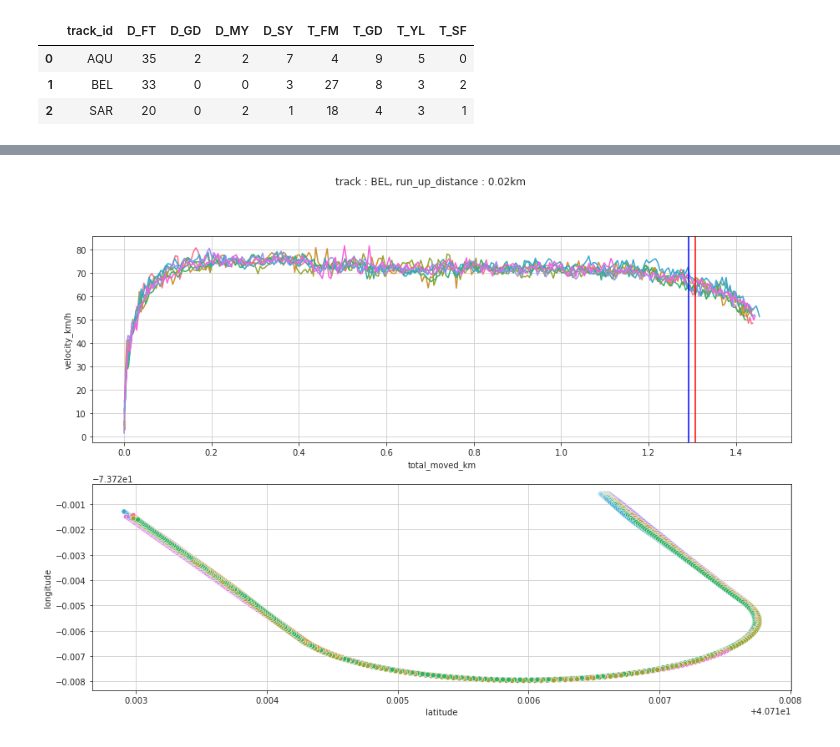
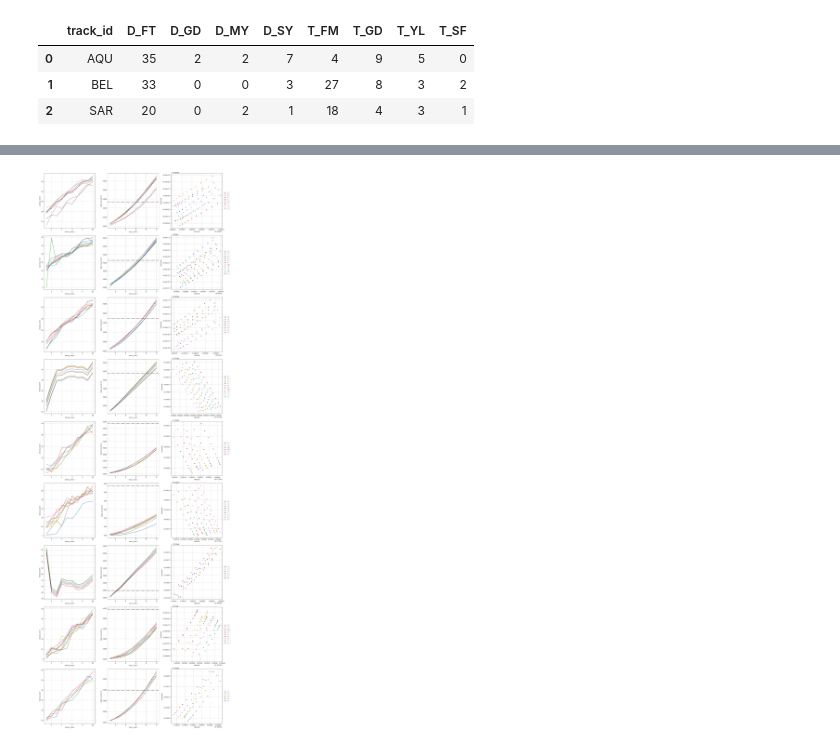
Before and after one commit to dowrave/Data_Analysis_Projects, a Jupyter notebook: 1-2022-derby-eda.ipynb, the cells around one changed output, grey strips where cells are left out. Saved outputs shown, nothing was run; the diff lists cells and outputs as text; code cells hidden in the pictures.

```diff
--- a/1-2022-derby-eda.ipynb
+++ b/1-2022-derby-eda.ipynb
@@ -1310,13 +1295,9 @@ ax.bar_label(ax.containers[4])
     - 이 값이 `race_distance`보다 큰가? or `race_distance`보다 작고`race_distance` - `run_up_distance`보다 큰가?
     - 요 2개를 비교해보면 될 것 같음
 # %%
-sample_race = stakes['race_id'].unique()
-sample = stakes[stakes['race_id'] == sample_race[2]][:]
-sample['run_up_distance_km'] = sample['run_up_distance'].apply(lambda x : x / 3281)
-sample['without_run_up_km'] = sample['race_distance_km'] - sample['run_up_distance_km']
-sample = sample.sort_values(by = 'trakus_index', ascending = True)
-sample['total_moved_km'] = (sample.groupby('program_number')['moved_km']
+stakes['run_up_distance_km'] = stakes['run_up_distance'].apply(lambda x : x / 3281)
+stakes['without_run_up_km'] = stakes['race_distance_km'] - stakes['run_up_distance_km']
+stakes = stakes.sort_values(by = 'trakus_index', ascending = True)
+stakes['total_moved_km'] = (stakes.groupby(['race_id', 'program_number'])['moved_km']
                                   .cumsum()
                            )
-
-sample[['trakus_index', 'program_number', 'race_distance_km', 'without_run_up_km', 'total_moved_km']].tail(18)
@@ -1346,28 +1304,52 @@ sample[['trakus_index', 'program_number', 'race_distance_km', 'without_run_up_km
+# %%
+AQU_df = stakes[stakes['track_id'] == 'AQU'][:]
+BEL_df = stakes[stakes['track_id'] == 'BEL'][:]
+SAR_df = stakes[stakes['track_id'] == 'SAR'][:]
+
+AQU_df['race_id'].unique()[:3]
+test = list(AQU_df['race_id'].unique()[:3]) + list(BEL_df['race_id'].unique()[:3]) + list(SAR_df['race_id'].unique()[:3])
 # %%
-fig, ax = plt.subplots(2, 1, figsize = (15, 10))
+fig, ax = plt.subplots(len(test), 3, figsize = (18, 54))
 trakus_idx_min = 0
-trakus_idx_max = sample['trakus_index'].max()
-fig.suptitle(f"track : {sample.loc[sample.index[0], 'track_id']}, run_up_distance : {round(sample.loc[sample.index[0], 'run_up_distance_km'] , 2)}km")
+trakus_idx_max = 10
 
-sns.lineplot(
-            data = sample[sample['trakus_index'].between(trakus_idx_min, trakus_idx_max, inclusive = 'both')],
-             x = 'total_moved_km',
-             y = 'velocity_km/h',
-             hue = 'program_number',
-             ax = ax[0]
-)
-sns.scatterplot(data = sample[sample['trakus_index'].between(trakus_idx_min, trakus_idx_max, inclusive = 'both')],
-                x = 'latitude' ,
-                y = 'longitude',
-                hue = 'program_number',
-                ax = ax[1]
-               )
-for i in range(2):
-    ax[i].legend().set_visible(False)
-#     box = ax[i].get_position()
-#     ax[i].set_position([box.x0, box.y0, box.width * 0.8, box.height])
-#     ax[i].legend(loc = 'center left', bbox_to_anchor = (1, 0.5))
 
-ax[0].axvline(x = sample.loc[sample.index[0], 'race_distance_km'], color = 'r')
-ax[0].axvline(x = sample.loc[sample.index[0], 'without_run_up_km'], color = 'b')
+for i in range(len(test)):
+    sample = stakes[stakes['race_id'] == test[i]][:]
+    sns.lineplot(
+                data = sample[sample['trakus_index'].between(trakus_idx_min, trakus_idx_max, inclusive = 'both')],
+                 x = 'trakus_index',
+                 y = 'velocity_km/h',
+                 hue = 'program_number',
+                 ax = ax[i][0],
+                palette = 'tab10'
+    )
+    ax[i][0].legend().set_visible(False)
+#     ax[i][0].axvline(x = sample.loc[sample.index[0], 'run_up_distance_km'], color = 'black', linestyle = '--')
+#     ax[i][0].text(10.1,0,'blah',rotation=90)
+    sns.lineplot(
+                    data = sample[sample['trakus_index'].between(trakus_idx_min, trakus_idx_max, inclusive = 'both')],
+                     x = 'trakus_index',
+                     y = 'total_moved_km',
+                     hue = 'program_number',
+                     ax = ax[i][1],
+                    palette = 'tab10'
+        )
+    ax[i][1].axhline(y = sample.loc[sample.index[0], 'run_up_distance_km'], color = 'black', linestyle = '--')
+    ax[i][1].legend().set_visible(False)
+
+    sns.scatterplot(data = sample[sample['trakus_index'].between(trakus_idx_min, trakus_idx_max, inclusive = 'both')],
+                    x = 'latitude' ,
+                    y = 'longitude',
+                    hue = 'program_number',
+                    ax = ax[i][2],
+                    palette = 'tab10'
+                   )
+    box = ax[i][2].get_position()
+    ax[i][2].set_position([box.x0, box.y0, box.width * 0.8, box.height])
+    ax[i][2].legend(loc = 'center left', bbox_to_anchor = (1, 0.5))
+
+
+fig.tight_layout()
+# fig.suptitle(f'Observe {trakus_idx_max * 0.25}sec after the start of the match')
 # %% [output]
@@ -1375 +1356 @@ ax[0].axvline(x = sample.loc[sample.index[0], 'without_run_up_km'], color = 'b')
-[figure, old version]
+[figure, new version]
```
Also changed, not shown: parts of 14 cells of this notebook.
